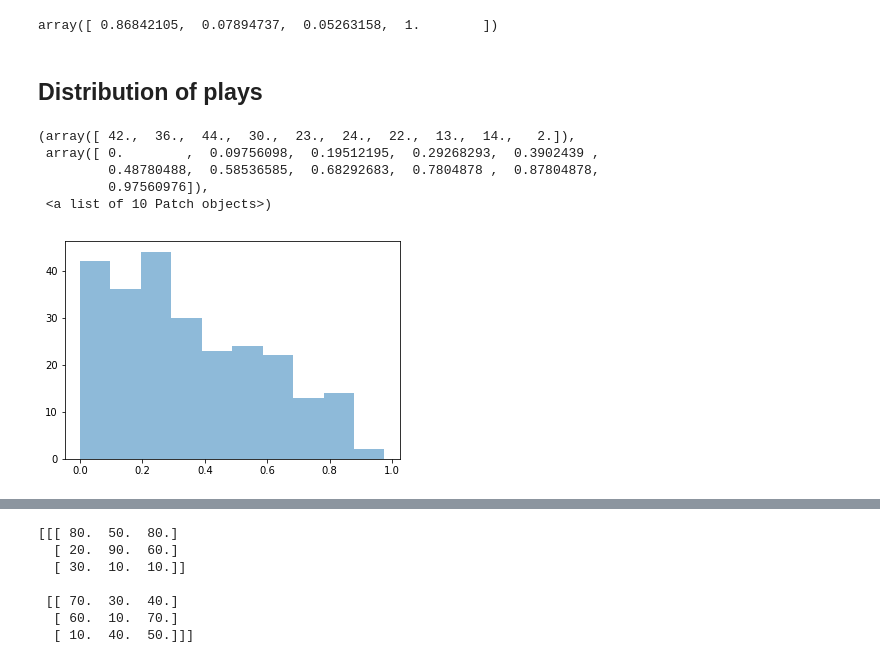
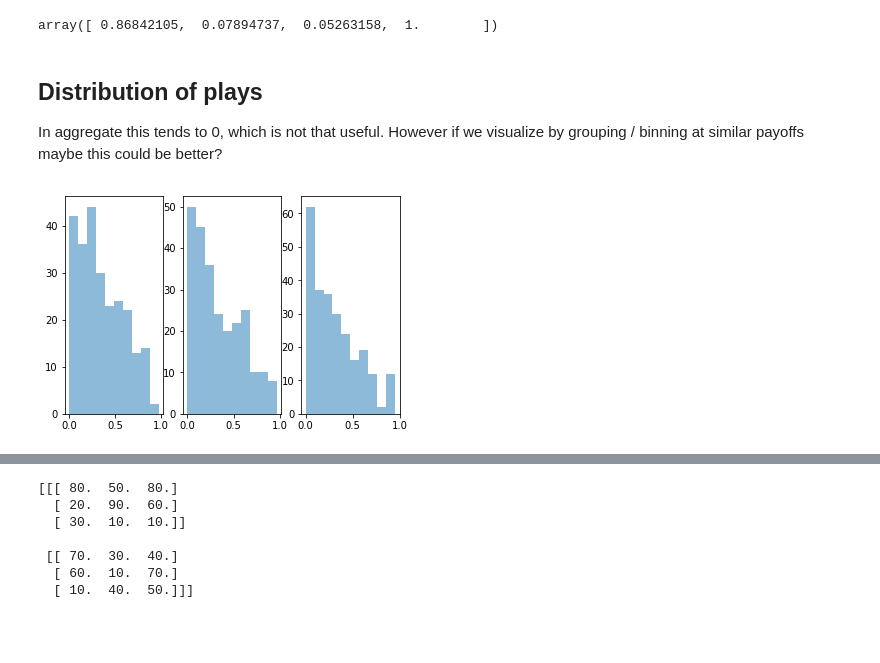
Before and after one commit to mzio/bimatrix-game-net, a Jupyter notebook: notebooks/1.0-mz-eda.ipynb, the cells around one changed output, grey strips where cells are left out. Cells and saved outputs as stored; diff of their text form; code cells hidden in the pictures; blank space fills up the shorter version.

```diff
--- a/notebooks/1.0-mz-eda.ipynb
+++ b/notebooks/1.0-mz-eda.ipynb
@@ -80,17 +80,17 @@ array([[[ 80.,  50.,  80.],
 np.array(df_train_truth.iloc[0])
 # %% [output]
 array([ 0.86842105,  0.07894737,  0.05263158,  1.        ])
-# %% [markdown]
-## Distribution of plays
+# %% [markdown]
+## Distribution of plays
+
+In aggregate this tends to 0, which is not that useful. However if we visualize by grouping / binning at similar payoffs maybe this could be better?
 # %%
+plt.subplot(1, 3, 1)
 plt.hist(df_train_truth['f1'], alpha=0.5)
-# plt.hist(df_train_truth['f2'], alpha=0.5)
-# plt.hist(df_train_truth['f3'], alpha=0.5)
-# plt.show()
+plt.subplot(1, 3, 2)
+plt.hist(df_train_truth['f2'], alpha=0.5)
+plt.subplot(1, 3, 3)
+plt.hist(df_train_truth['f3'], alpha=0.5)
+plt.show()
 # %% [output]
-(array([ 42.,  36.,  44.,  30.,  23.,  24.,  22.,  13.,  14.,   2.]),
- array([ 0.        ,  0.09756098,  0.19512195,  0.29268293,  0.3902439 ,
-         0.48780488,  0.58536585,  0.68292683,  0.7804878 ,  0.87804878,
-         0.97560976]),
- <a list of 10 Patch objects>)
-[figure, old version]
+[figure, new version]
```
Also changed, not shown: parts of 53 cells of this notebook.
